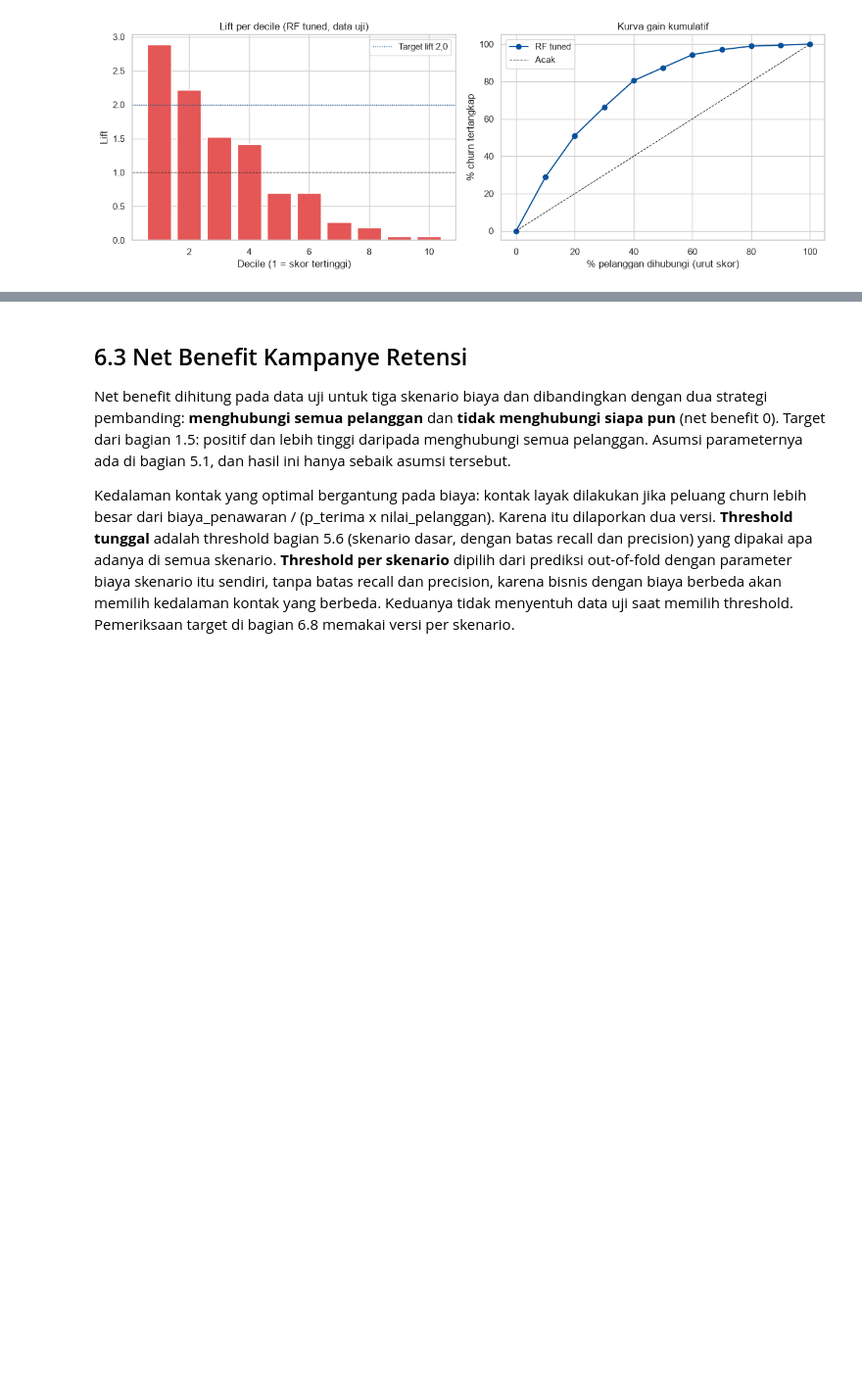
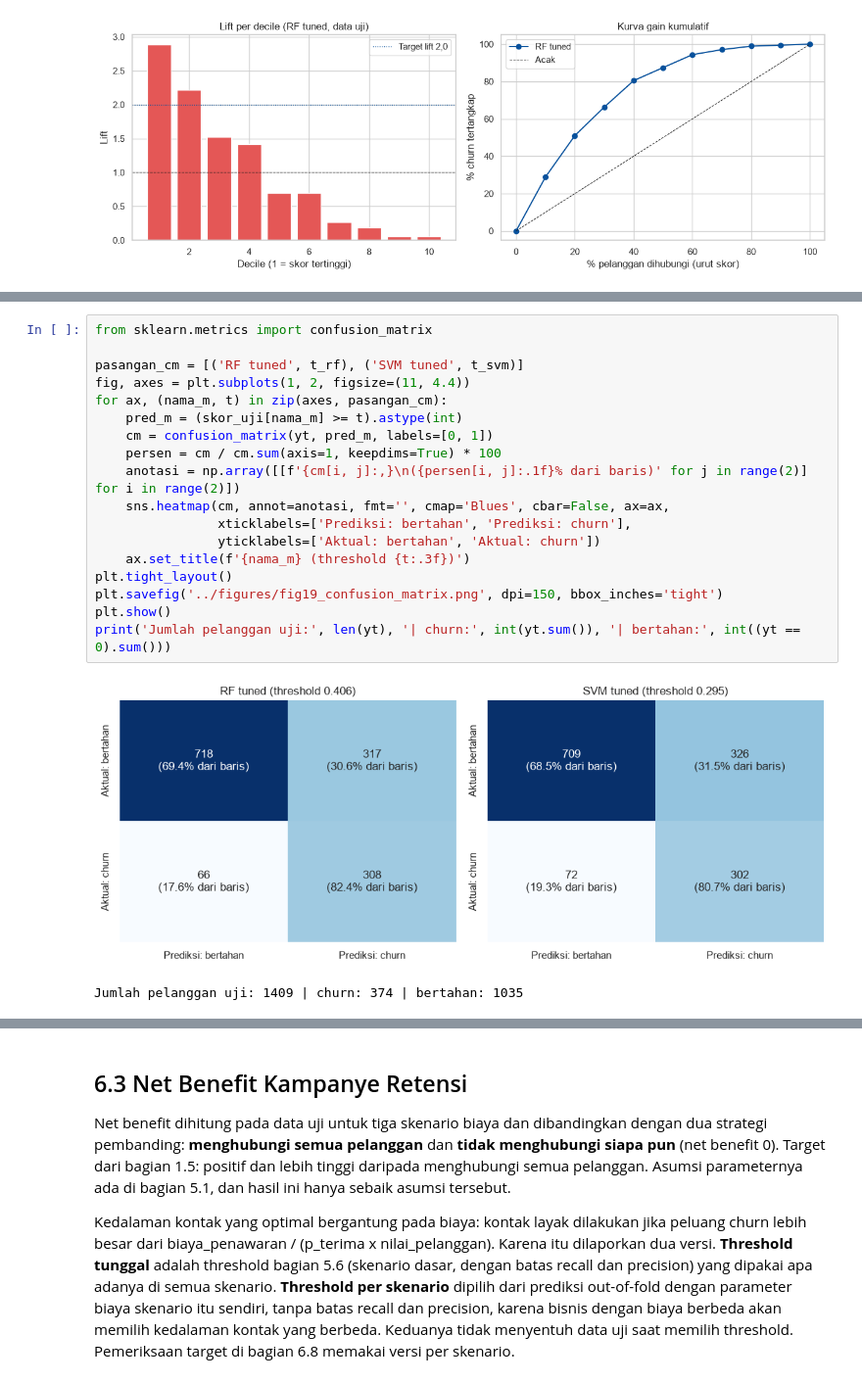
Before and after one commit to Cecarrr/21_IF-B_Pemuja-Kerang-Ajaib, a Jupyter notebook: notebooks/Insight-EDA.ipynb, the cells around one changed output, grey strips where cells are left out. Shown at 98% size. Saved outputs shown, nothing was run; the diff lists cells and outputs as text; blank space fills up the shorter version.

```diff
--- a/notebooks/Insight-EDA.ipynb
+++ b/notebooks/Insight-EDA.ipynb
@@ -1725,0 +1754,21 @@ Accuracy tebakan "tidak churn" untuk semua pelanggan: 0.7346
+# %%
+from sklearn.metrics import confusion_matrix
+
+pasangan_cm = [('RF tuned', t_rf), ('SVM tuned', t_svm)]
+fig, axes = plt.subplots(1, 2, figsize=(11, 4.4))
+for ax, (nama_m, t) in zip(axes, pasangan_cm):
+    pred_m = (skor_uji[nama_m] >= t).astype(int)
+    cm = confusion_matrix(yt, pred_m, labels=[0, 1])
+    persen = cm / cm.sum(axis=1, keepdims=True) * 100
+    anotasi = np.array([[f'{cm[i, j]:,}\n({persen[i, j]:.1f}% dari baris)' for j in range(2)] for i in range(2)])
+    sns.heatmap(cm, annot=anotasi, fmt='', cmap='Blues', cbar=False, ax=ax,
+                xticklabels=['Prediksi: bertahan', 'Prediksi: churn'],
+                yticklabels=['Aktual: bertahan', 'Aktual: churn'])
+    ax.set_title(f'{nama_m} (threshold {t:.3f})')
+plt.tight_layout()
+plt.savefig('../figures/fig19_confusion_matrix.png', dpi=150, bbox_inches='tight')
+plt.show()
+print('Jumlah pelanggan uji:', len(yt), '| churn:', int(yt.sum()), '| bertahan:', int((yt == 0).sum()))
+# %% [output]
+[figure, added]
+Jumlah pelanggan uji: 1409 | churn: 374 | bertahan: 1035
```
Also changed, not shown: parts of 39 cells of this notebook, 5 other files.
